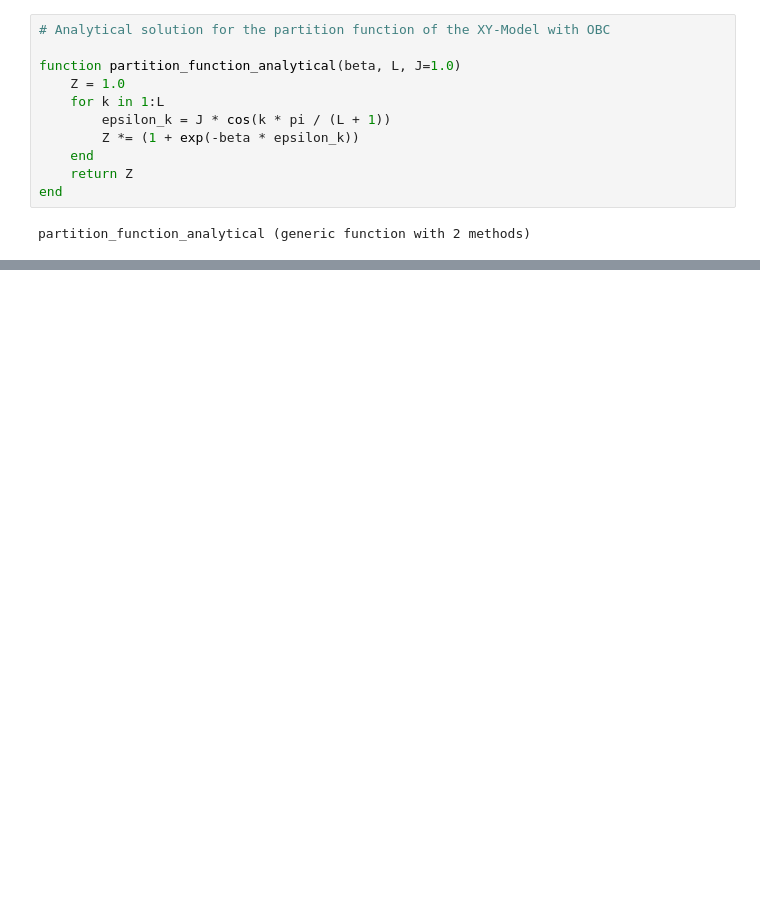
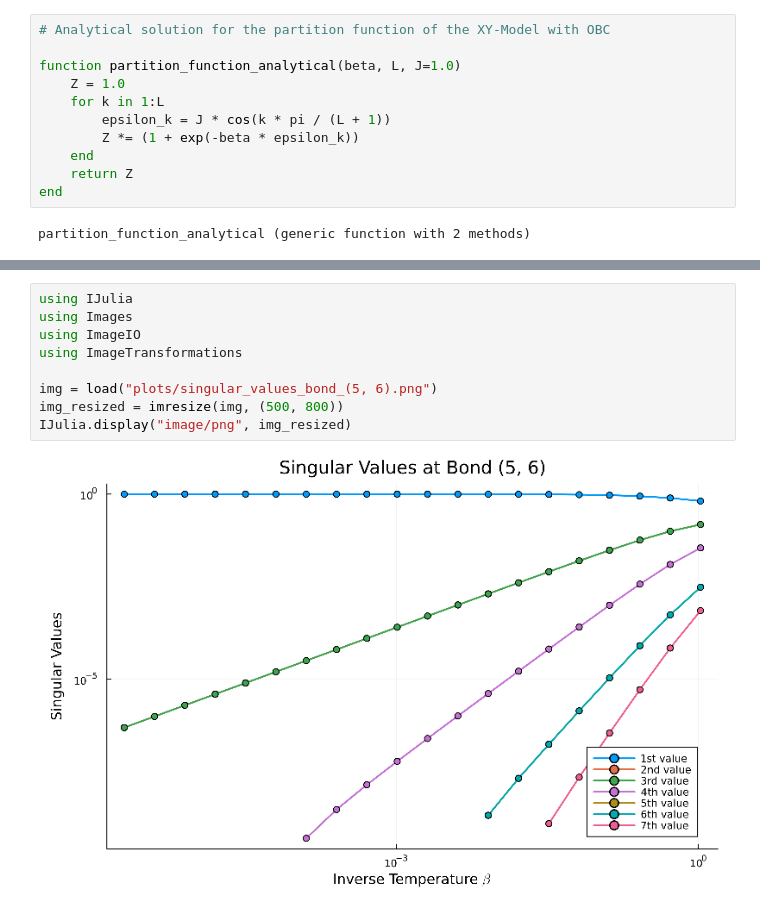
Before and after one commit to MrHighsenberg/XTRG-Algorithm, a Jupyter notebook: XTRG_Algorithm.ipynb, the cells around one changed output, grey strips where cells are left out. Saved outputs shown, nothing was run; the diff lists cells and outputs as text; blank space fills up the shorter version.

```diff
--- a/XTRG_Algorithm.ipynb
+++ b/XTRG_Algorithm.ipynb
@@ -131,0 +113,11 @@ end
+# %%
+using IJulia
+using Images
+using ImageIO
+using ImageTransformations
+
+img = load("plots/singular_values_bond_(5, 6).png")
+img_resized = imresize(img, (500, 800))
+IJulia.display("image/png", img_resized)
+# %% [output]
+[figure, added]
```
Also changed, not shown: parts of 7 cells of this notebook, 17 other files.
